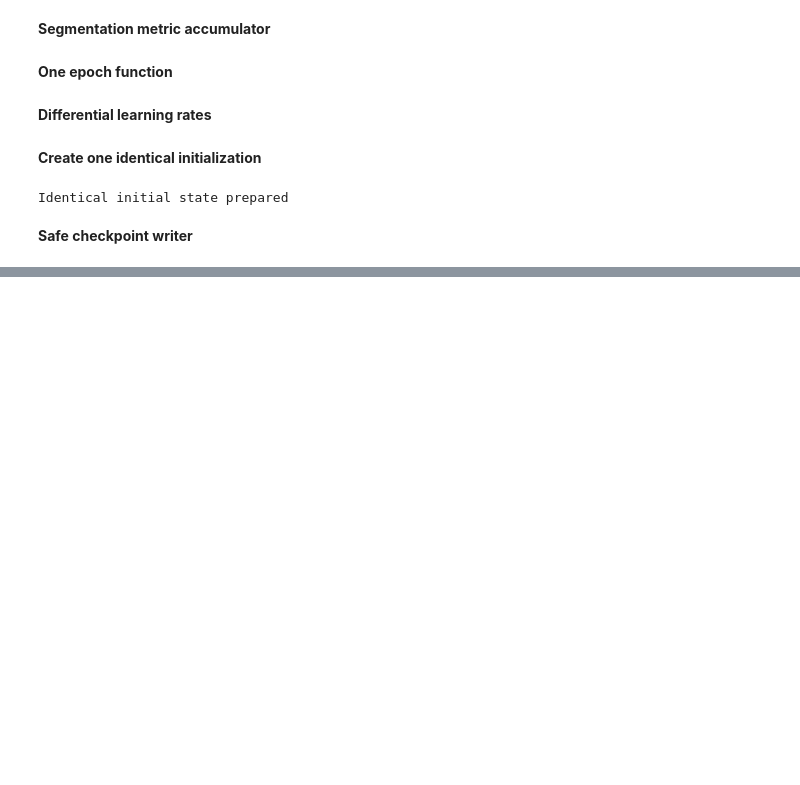
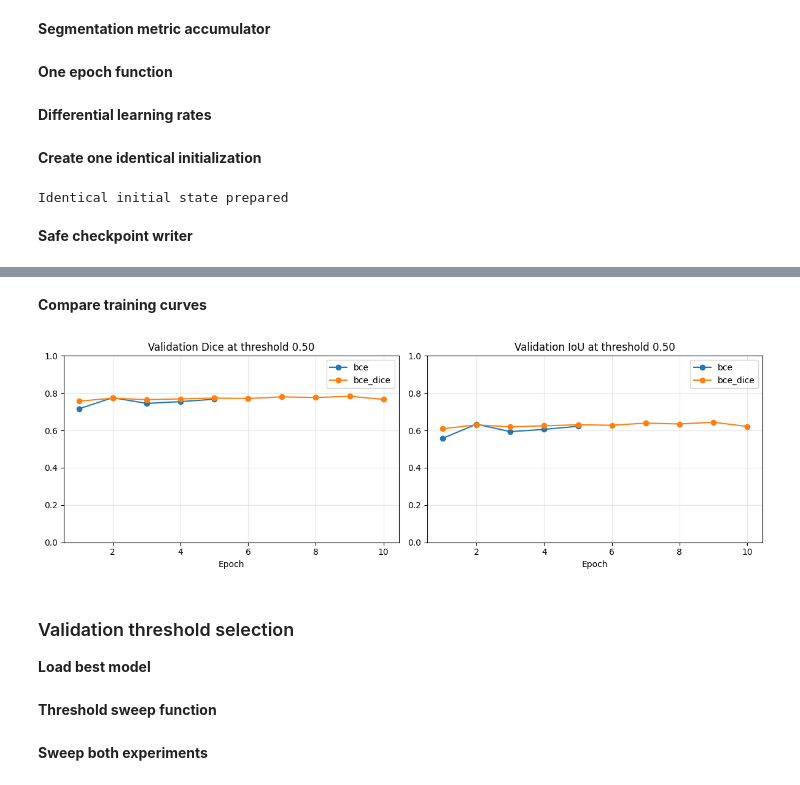
Before and after one commit to mdmohsin212/modern-vision-multimodal-lab, a Jupyter notebook: Vision/02_segmentation/unet_semantic_segmentation.ipynb, the cells around one changed output, grey strips where cells are left out. Drawn from its saved outputs; the diff is of its cells as text; code cells hidden in the pictures; blank space fills up the shorter version.

```diff
--- a/Vision/02_segmentation/unet_semantic_segmentation.ipynb
+++ b/Vision/02_segmentation/unet_semantic_segmentation.ipynb
@@ -154,7 +154,7 @@ class CrackSemanticDataset(Dataset):
             mask = np.rot90(mask, k=rotation_k, axes=(0, 1))
 
         contrast = random.uniform(0.90, 1.10)
-        brightness = random.uniformA(-0.05, 0.05)
+        brightness = random.uniform(-0.05, 0.05)
 
         image = np.clip(
             (image - 0.50) * contrast + 0.50 + brightness,
@@ -877,0 +1098,7 @@ Identical initial state prepared
+# %%
+bce_dice_result = train_experiment(
+    experiment_name="bce_dice",
+    criterion=BCEDiceLoss(
+        bce_weight=1.0, dice_weight=1.0
+    )
+)
@@ -877,0 +1145,55 @@ Identical initial state prepared
+# %% [markdown]
+**Compare training curves**
+# %%
+bce_history = pd.read_csv(bce_result["history_path"])
+bce_dice_history = pd.read_csv(bce_dice_result["history_path"])
+
+combined_history = pd.concat(
+    [bce_history, bce_dice_history],
+    ignore_index=True
+)
+
+combined_history_path = OUTPUT_ROOT / "training_history.csv"
+combined_history.to_csv(combined_history_path, index=False)
+# %%
+figure, axes = plt.subplots(1, 2, figsize=(12, 4))
+
+for (experiment_name, experiment_frame) in combined_history.groupby("experiment"):
+    axes[0].plot(
+        experiment_frame["epoch"],
+        experiment_frame["val_dice"],
+        marker="o",
+        label=experiment_name,
+    )
+
+    axes[1].plot(
+        experiment_frame["epoch"],
+        experiment_frame["val_iou"],
+        marker="o",
+        label=experiment_name,
+    )
+
+axes[0].set_title("Validation Dice at threshold 0.50")
+axes[1].set_title("Validation IoU at threshold 0.50")
+
+for axis in axes:
+    axis.set_xlabel("Epoch")
+    axis.set_ylim(0.0, 1.0)
+    axis.grid(alpha=0.3)
+    axis.legend()
+
+plt.tight_layout()
+training_figure_path = OUTPUT_ROOT / "training_comparison.png"
+plt.savefig(
+    training_figure_path,
+    dpi=180,
+    bbox_inches="tight",
+)
+
+plt.show()
+# %% [output]
+[figure, added]
+# %% [markdown]
+### Validation threshold selection
+
+**Load best model**
@@ -877,0 +1211,2 @@ Identical initial state prepared
+# %% [markdown]
+**Threshold sweep function**
@@ -877,0 +1247,2 @@ Identical initial state prepared
+# %% [markdown]
+**Sweep both experiments**
```
Also changed, not shown: parts of 14 cells of this notebook.
